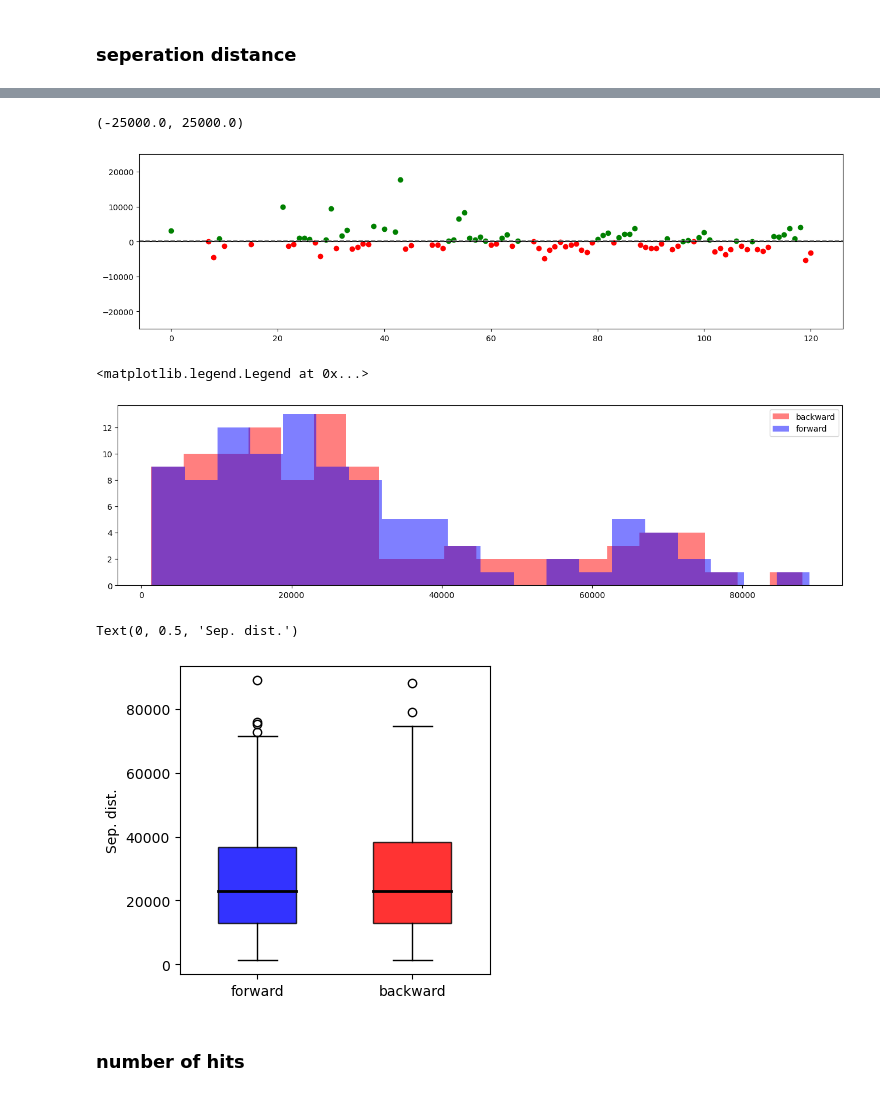
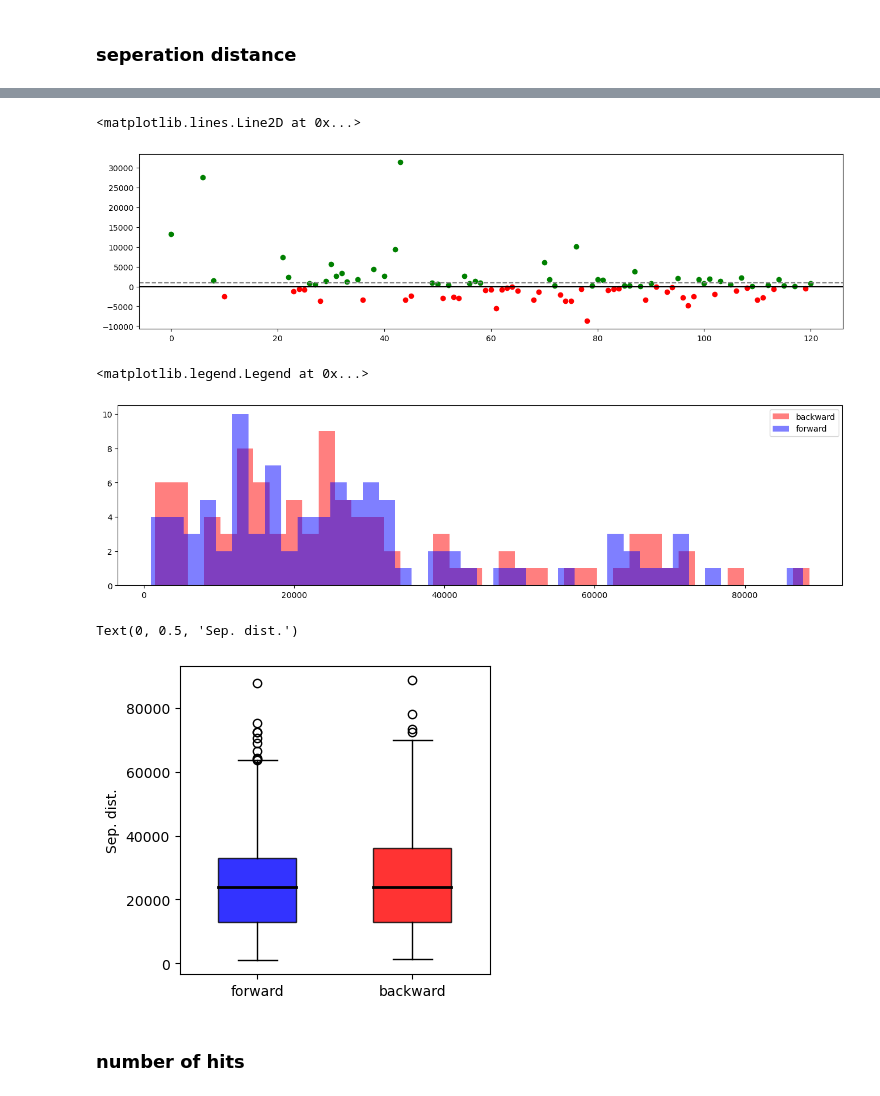
Before and after one commit to bentemoe/backtrack_opendrift, a Jupyter notebook: agulhas_opendrift_48h_sd_of_hits/uniformly_random_seeding/uniran_agulhas_oceandrift_48h_loop_drifter4.ipynb, the cells around one changed output, grey strips where cells are left out. Drawn from its saved outputs; the diff is of its cells as text; code cells hidden in the pictures.

```diff
--- a/agulhas_opendrift_48h_sd_of_hits/uniformly_random_seeding/uniran_agulhas_oceandrift_48h_loop_drifter4.ipynb
+++ b/agulhas_opendrift_48h_sd_of_hits/uniformly_random_seeding/uniran_agulhas_oceandrift_48h_loop_drifter4.ipynb
@@ -283,7 +283,7 @@ for i in range(len(sims_back)):
                 sd_hits.append(ta.skill.distance_between_trajectories(np.array([lonend[j]]), np.array([latend[j]]), np.array([centroid_back[0]]), np.array([centroid_back[1]])))
             msd_hits_back.append(np.mean(sd_hits))
         else:
-            sepdis_fwd.append(np.nan)
+            sepdis_back.append(np.nan)
             msd_hits_back.append(np.nan)
 
         ### calculating area of convex hull ###
@@ -319,7 +331,7 @@ sepdis_fwd_new = []
 sepdis_back_new = []
 for i in range(len(sepdis_fwd)):
     if sepdis_fwd[i] is not np.nan:
-        sepdis_fwd_new.append(sepdis_fwd[i][0])
+        sepdis_fwd_new.append(sepdis_fwd[i])
     else:
         sepdis_fwd_new.append(np.nan)
     if sepdis_back[i] is not np.nan:
@@ -432,18 +443,18 @@ for i in range(len(dif)):
 
 plt.axhline(y=0, color='black')
 plt.axhline(meandif, color='grey', linestyle='--')
-plt.ylim([-25000, 25000])
+#plt.ylim([-25000, 25000])
 # %% [output]
-(-25000.0, 25000.0)
+<matplotlib.lines.Line2D at 0x...>
-[figure, old version]
+[figure, new version]
 # %%
 plt.figure(figsize=(16,4))
-plt.hist(sepdis_back_new, bins=20, color='red', label='backward', alpha=0.5)
-plt.hist(sepdis_fwd_new, bins=20, color='blue', label='forward', alpha=0.5)
+plt.hist(sepdis_back_new, bins=40, color='red', label='backward', alpha=0.5)
+plt.hist(sepdis_fwd_new, bins=40, color='blue', label='forward', alpha=0.5)
 plt.legend()
 # %% [output]
 <matplotlib.legend.Legend at 0x...>
-[figure, old version]
+[figure, new version]
 # %%
 sepdis_back_new_nan = np.array(sepdis_back_new)[~np.isnan(np.array(sepdis_back_new))]
 sepdis_fwd_new_nan = np.array(sepdis_fwd_new)[~np.isnan(np.array(sepdis_fwd_new))]
@@ -455,7 +466,7 @@ plt.xticks([1,2],['forward', 'backward'])
 plt.ylabel('Sep. dist.')
 # %% [output]
 Text(0, 0.5, 'Sep. dist.')
-[figure, old version]
+[figure, new version]
 # %% [markdown]
 ### number of hits
 # %%
```
Also changed, not shown: parts of 14 cells of this notebook, 46 other files.
